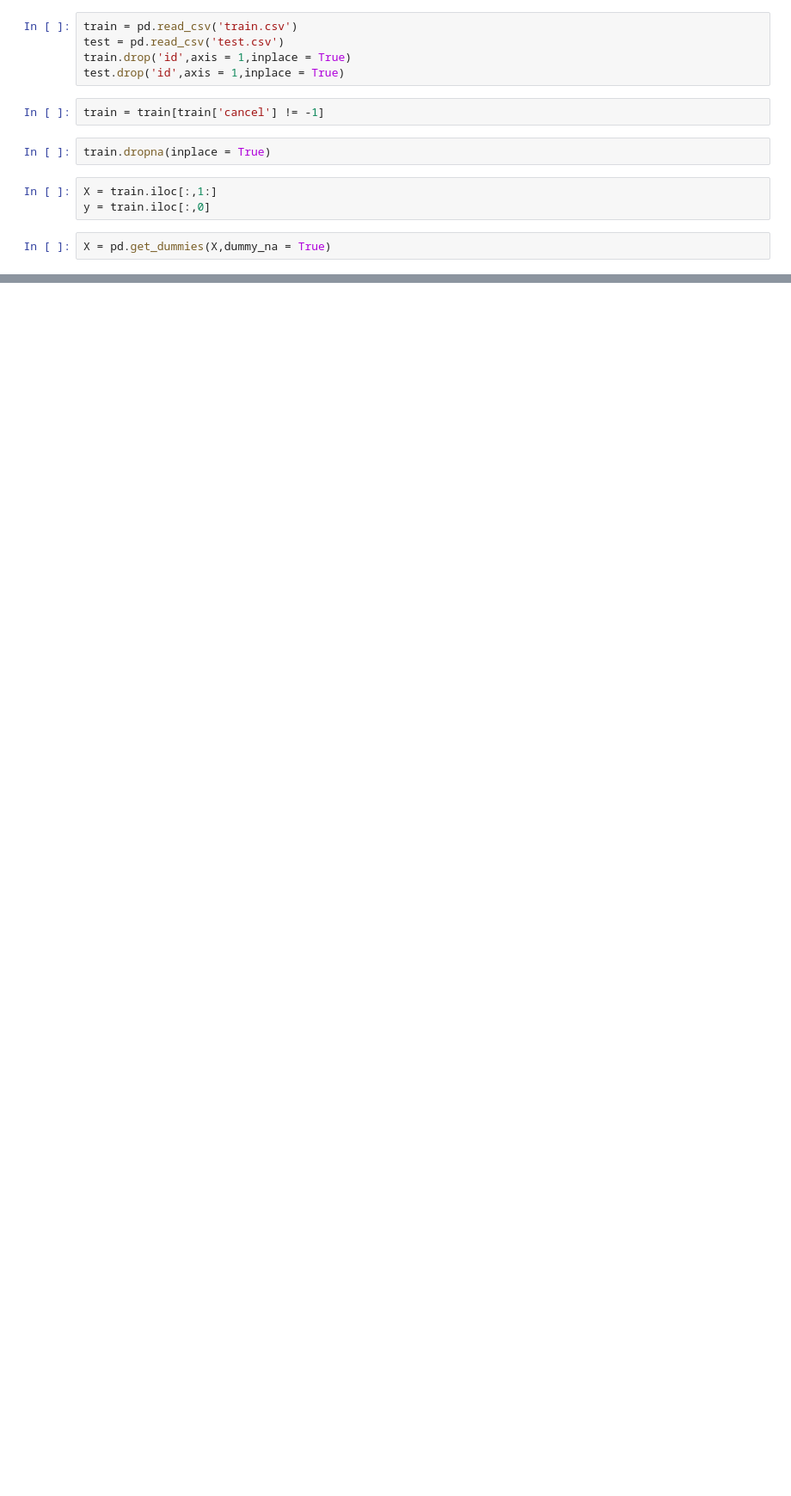
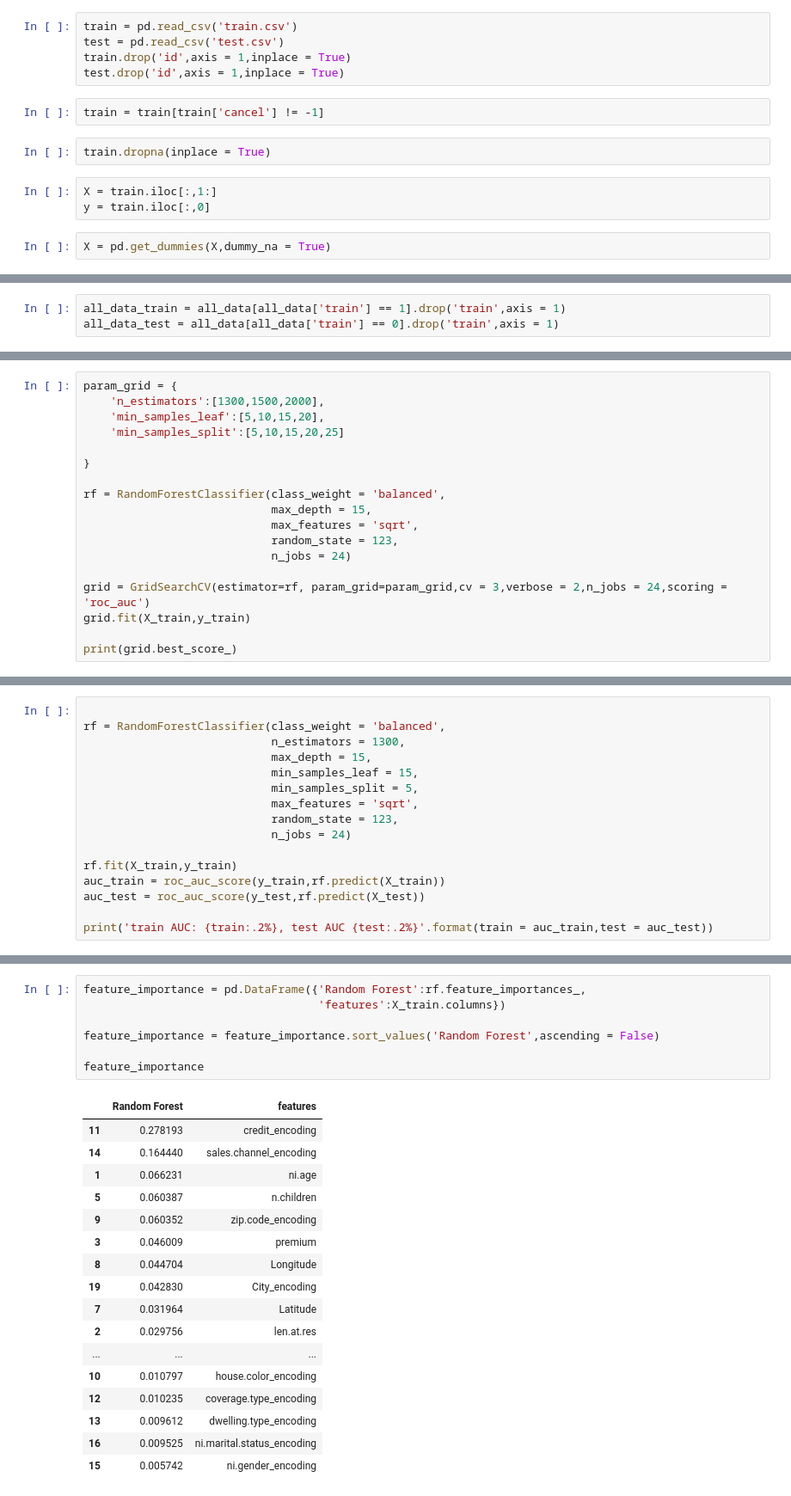
Before and after one commit to multivariate-no-overfitting/Final-PJ, a Jupyter notebook: Untitled.ipynb, the cells around one changed output, grey strips where cells are left out. Shown at 86% size. Drawn from its saved outputs; the diff is of its cells as text; blank space fills up the shorter version.

```diff
--- a/Untitled.ipynb
+++ b/Untitled.ipynb
@@ -68,0 +299,3 @@ AttributeError: 'GridSearchCV' object has no attribute 'best_score_'
+# %%
+all_data_train = all_data[all_data['train'] == 1].drop('train',axis = 1)
+all_data_test = all_data[all_data['train'] == 0].drop('train',axis = 1)
@@ -68,0 +357,18 @@ AttributeError: 'GridSearchCV' object has no attribute 'best_score_'
+# %%
+param_grid = {
+    'n_estimators':[1300,1500,2000],
+    'min_samples_leaf':[5,10,15,20],
+    'min_samples_split':[5,10,15,20,25]
+
+}
+
+rf = RandomForestClassifier(class_weight = 'balanced',
+                            max_depth = 15,
+                            max_features = 'sqrt',
+                            random_state = 123,
+                            n_jobs = 24)
+
+grid = GridSearchCV(estimator=rf, param_grid=param_grid,cv = 3,verbose = 2,n_jobs = 24,scoring = 'roc_auc')
+grid.fit(X_train,y_train)
+
+print(grid.best_score_)
@@ -68,0 +379,16 @@ AttributeError: 'GridSearchCV' object has no attribute 'best_score_'
+# %%
+
+rf = RandomForestClassifier(class_weight = 'balanced',
+                            n_estimators = 1300,
+                            max_depth = 15,
+                            min_samples_leaf = 15,
+                            min_samples_split = 5,
+                            max_features = 'sqrt',
+                            random_state = 123,
+                            n_jobs = 24)
+
+rf.fit(X_train,y_train)
+auc_train = roc_auc_score(y_train,rf.predict(X_train))
+auc_test = roc_auc_score(y_test,rf.predict(X_test))
+
+print('train AUC: {train:.2%}, test AUC {test:.2%}'.format(train = auc_train,test = auc_test))
@@ -68,0 +397,25 @@ AttributeError: 'GridSearchCV' object has no attribute 'best_score_'
+# %%
+feature_importance = pd.DataFrame({'Random Forest':rf.feature_importances_,
+                                   'features':X_train.columns})
+
+feature_importance = feature_importance.sort_values('Random Forest',ascending = False)
+
+feature_importance
+# %% [output]
+|  | Random Forest | features |
+| 11 | 0.278193 | credit_encoding |
+| 14 | 0.164440 | sales.channel_encoding |
+| 1 | 0.066231 | ni.age |
+| 5 | 0.060387 | n.children |
+| 9 | 0.060352 | zip.code_encoding |
+| 3 | 0.046009 | premium |
+| 8 | 0.044704 | Longitude |
+| 19 | 0.042830 | City_encoding |
+| 7 | 0.031964 | Latitude |
+| 2 | 0.029756 | len.at.res |
+| ... | ... | ... |
+| 10 | 0.010797 | house.color_encoding |
+| 12 | 0.010235 | coverage.type_encoding |
+| 13 | 0.009612 | dwelling.type_encoding |
+| 16 | 0.009525 | ni.marital.status_encoding |
+| 15 | 0.005742 | ni.gender_encoding |
```
Also changed, not shown: parts of 69 cells of this notebook, 3 other files.
